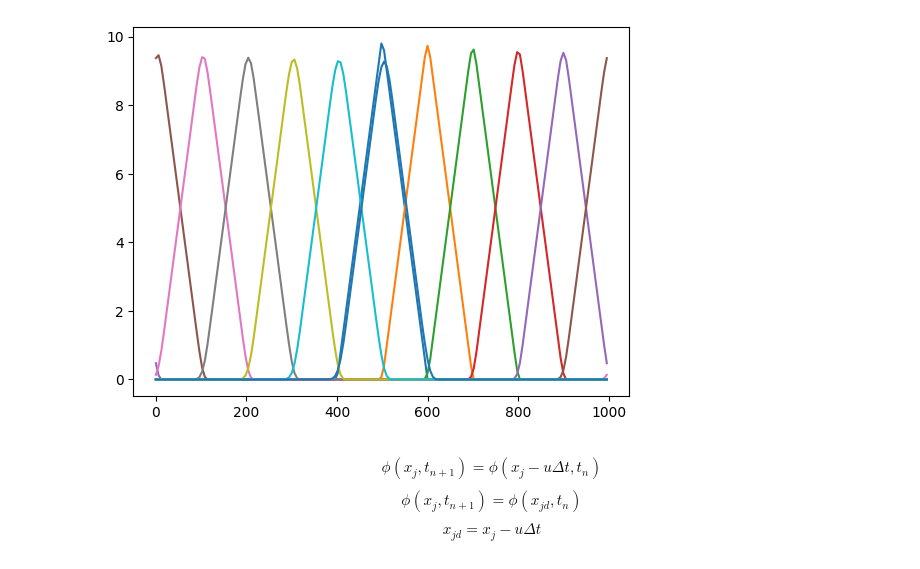
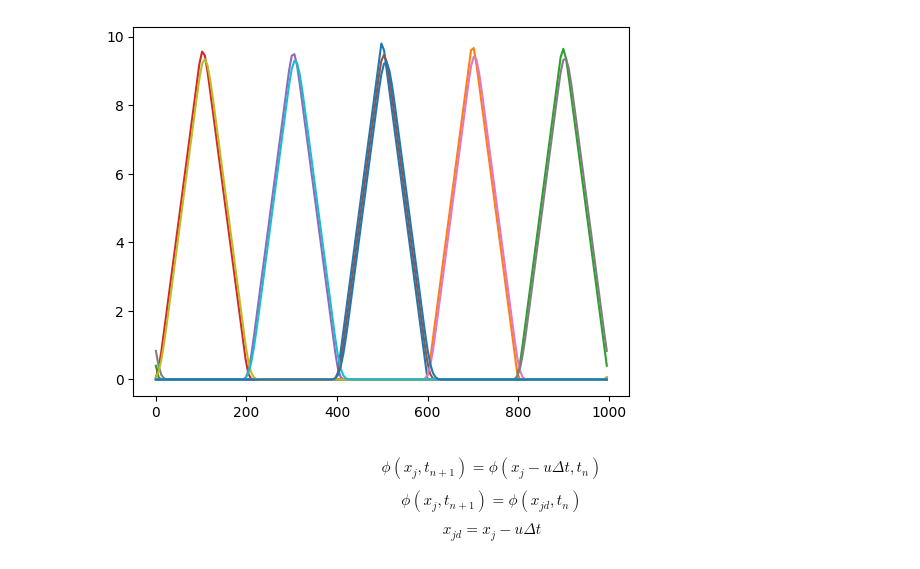
Before and after one commit to hnguyen-repos/numforGeosciences-ICTP, a Jupyter notebook: .ipynb, the cells around one changed output. Cells and saved outputs as stored; diff of their text form; code cells hidden in the pictures.

```diff
--- a/.ipynb
+++ b/.ipynb
@@ -13,35 +13,35 @@ def funcAdvec(x):
         else:
             y[i] = 20 - 0.1*(x[i] - 400)
     return y
 
-u = 100
+u = 200
 dt = 1.0
 dx = 6
 x0 = np.arange(0, 1000, dx)
 y0 = funcAdvec(x0)
 xmax = max(x0)
 sz = len(x0)
 y1 = np.zeros(sz)
 tpoint = 1000
 t = 0
 plt.plot(x0, y0)
 
 for j in range (10):
     for i in range(sz):
         xjd = x0[i] - u*dt
         if xjd < 0:
             xjd = xjd + max(x0)
         # find k so that x[k] < xjd < x[k+1]
         k = int(np.floor(xjd/dx))
         #interpolate to have yjd
         a = (xjd - x0[k])/dx
         yjd = (1-a) * y0[k] + a * y0[k + 1]
         y1[i] = yjd
     y0 = y1.copy()
 
     plt.plot(x0, y0)
 # %% [output]
-[figure, old version]
+[figure, new version]
 # %%
 plt.plot(x0,y0)
 # %% [markdown]
```
